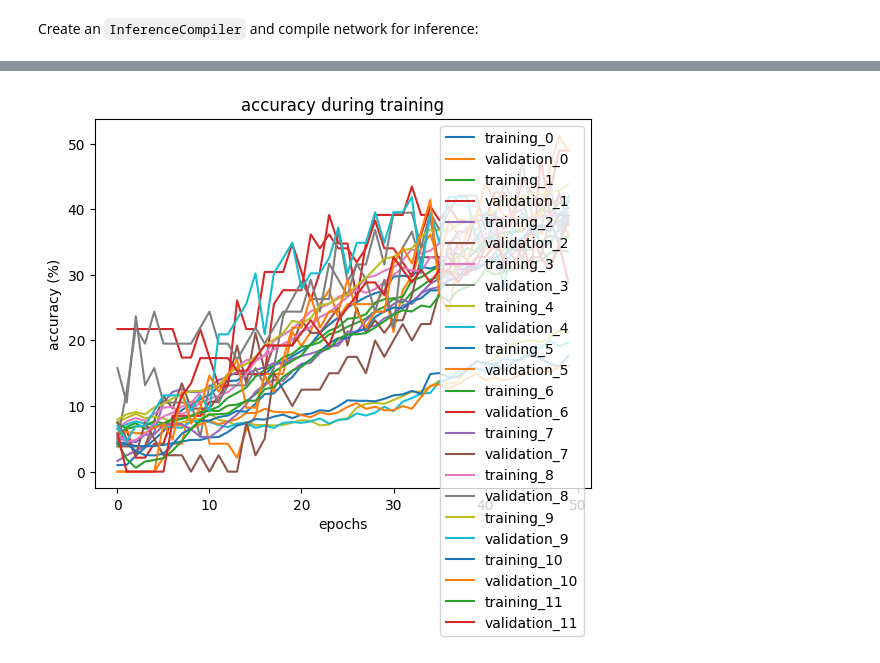
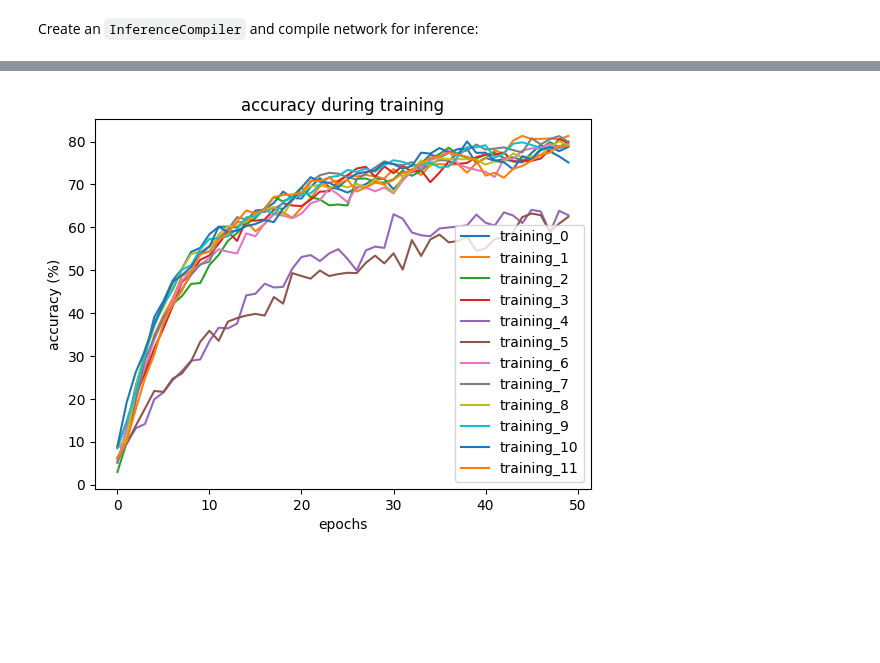
Before and after one commit to thomasshoesmith/Intel-Neuromorphic-Research-Project, a Jupyter notebook: rSNN trained in GeNN with EventProp/HD_eventprop_cross validation.ipynb, the cells around one changed output, grey strips where cells are left out. Cells and saved outputs as stored; diff of their text form; code cells hidden in the pictures; blank space fills up the shorter version.

Commit message:
tuning cross validation run

```diff
--- a/rSNN trained in GeNN with EventProp/HD_eventprop_cross validation.ipynb
+++ b/rSNN trained in GeNN with EventProp/HD_eventprop_cross validation.ipynb
@@ -36,7 +37,7 @@ BATCH_SIZE = 128
 
 INPUT_FRAME_TIMESTEP = 2
 
-INPUT_SCALE = 0.01
+INPUT_SCALE = 0.008
 # %%
 # Load testing data
 x_train = np.load("/its/home/ts468/data/rawHD/experimental_2/training_x_data.npy")
@@ -104,13 +105,13 @@ network = SequentialNetwork(default_params)
 with network:
     # Populations
     input = InputLayer(LeakyIntegrateFireInput(v_thresh=4,
-                                               tau_mem=20,
+                                               tau_mem=10,
                                                input_frames=80,
                                                input_frame_timesteps=INPUT_FRAME_TIMESTEP),
                         NUM_INPUT,
                         record_spikes = True)
 
-    hidden = Layer(Dense(Normal(mean=0,
+    hidden = Layer(Dense(Normal(mean=0.5,
                                 sd=4.0)),
                    LeakyIntegrateFire(v_thresh=5.0,
                                       tau_mem=20.0,
@@ -119,7 +120,7 @@ with network:
                    Exponential(5.0), #5
                    record_spikes=True)
 
-    output = Layer(Dense(Normal(mean=0.0,
+    output = Layer(Dense(Normal(mean=0.5,
                                 sd=1)),
                    LeakyIntegrate(tau_mem=20.0,
                                   readout="avg_var"),
@@ -131,7 +132,7 @@ with network:
 # %%
 compiler = EventPropCompiler(example_timesteps=80 * INPUT_FRAME_TIMESTEP,
                          losses="sparse_categorical_crossentropy",
-                         optimiser=Adam(1e-3), batch_size=BATCH_SIZE)
+                         optimiser=Adam(1e-2), batch_size=BATCH_SIZE)
 compiled_net = compiler.compile(network)
 # %%
 # "speaker should be a numpy array of the speaker ids of each recording in the training set "
@@ -321,29 +338,29 @@ plt.show()
 # %%
 for speaker_left in speaker_id:
 
     data = pd.read_csv(f"/its/home/ts468/PhD/Intel-Neuromorphic-Research-Project/rSNN trained in GeNN with EventProp/HD_eventprop_cross_validation_output/train_output_{speaker_left}.csv")
     df = pd.DataFrame(data, columns=['accuracy'])
 
     accuracy = np.array(df)
 
     accuracy = accuracy * 100
 
     validation = []
     training = []
 
     for i in range(len(accuracy)):
         if i % 2 == 0:
             training.append(float(accuracy[i]))
         else:
             validation.append(float(accuracy[i]))
 
 
     plt.plot(training, label = f"training_{speaker_left}")
-    plt.plot(validation, label = f"validation_{speaker_left}")
+    #plt.plot(validation, label = f"validation_{speaker_left}")
 plt.ylabel("accuracy (%)")
 plt.xlabel("epochs")
 plt.title("accuracy during training")
 plt.legend()
 plt.show()
 # %% [output]
-[figure, old version]
+[figure, new version]
```
Also changed, not shown: parts of 7 cells of this notebook, 14 other files.
